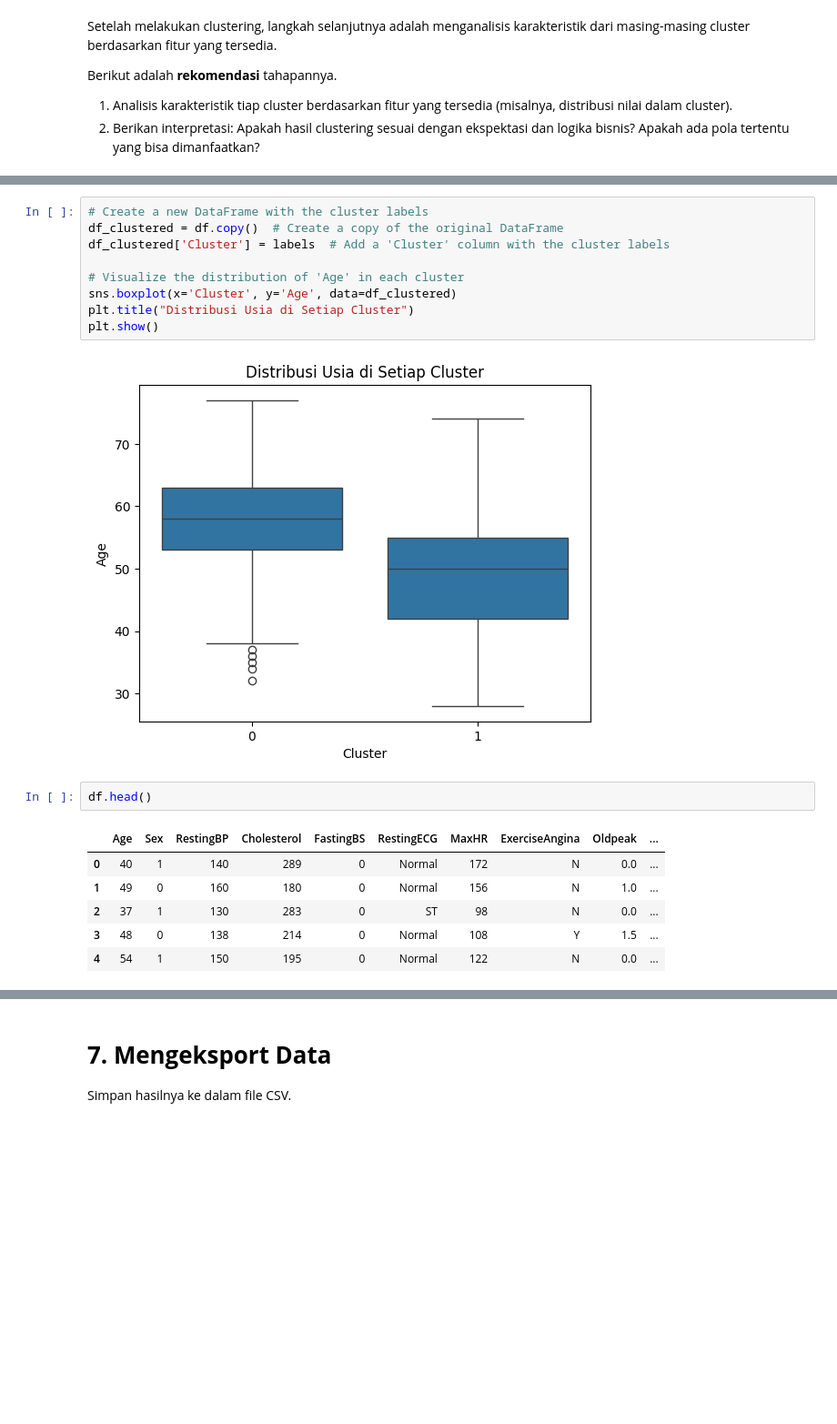
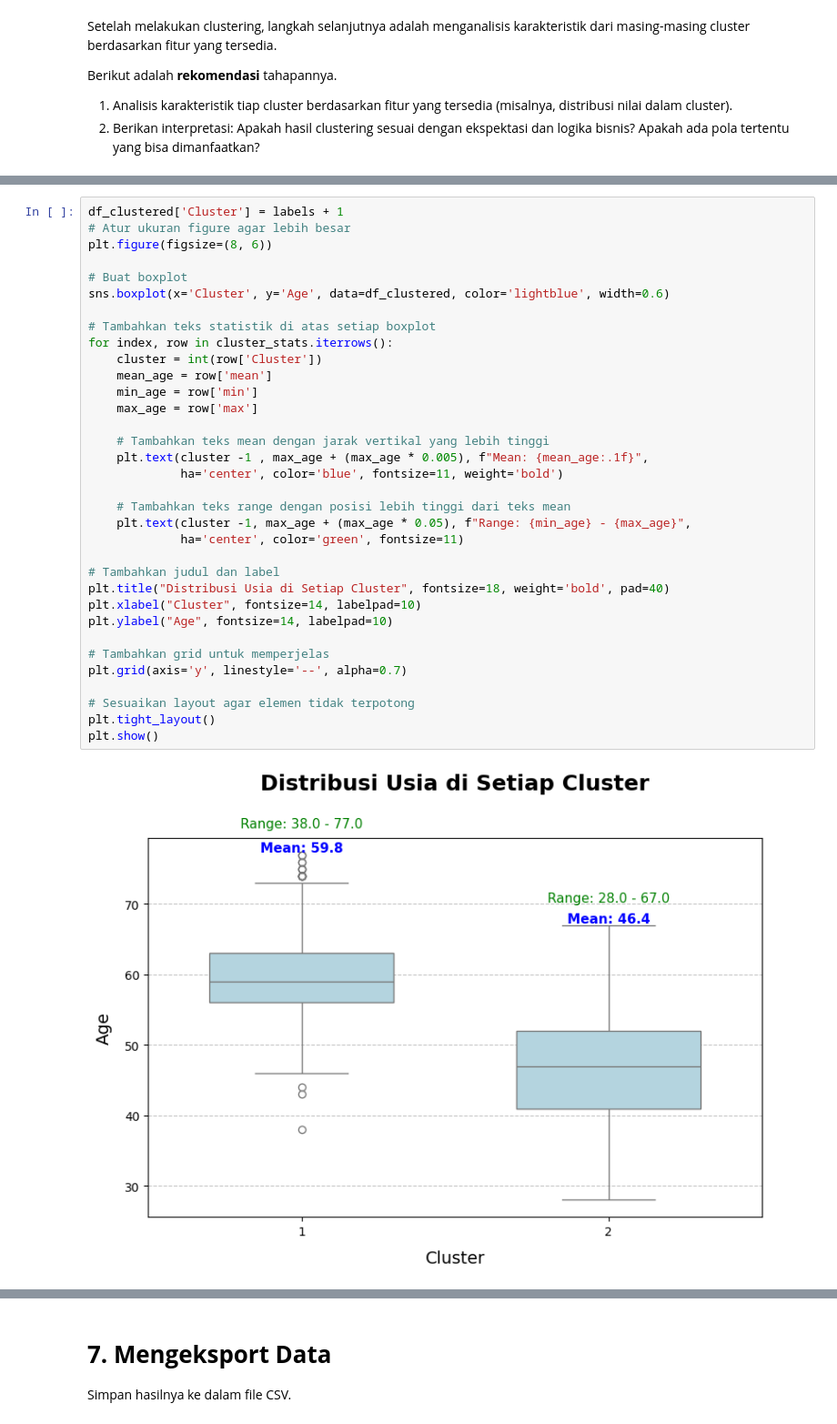
Before and after one commit to arima35/Belajar-Machine-Learning-untuk-Pemula, a Jupyter notebook: Copy_of_[Clustering]_Submission_Akhir_BMLP_Arief_Indra_Kusuma.ipynb, the cells around one changed output, grey strips where cells are left out. Shown at 91% size. Saved outputs shown, nothing was run; the diff lists cells and outputs as text; blank space fills up the shorter version.

```diff
--- a/Copy_of_[Clustering]_Submission_Akhir_BMLP_Arief_Indra_Kusuma.ipynb
+++ b/Copy_of_[Clustering]_Submission_Akhir_BMLP_Arief_Indra_Kusuma.ipynb
@@ -700,20 +577,36 @@ plt.show()
-# %%
-# Create a new DataFrame with the cluster labels
-df_clustered = df.copy()  # Create a copy of the original DataFrame
-df_clustered['Cluster'] = labels  # Add a 'Cluster' column with the cluster labels
-
-# Visualize the distribution of 'Age' in each cluster
-sns.boxplot(x='Cluster', y='Age', data=df_clustered)
-plt.title("Distribusi Usia di Setiap Cluster")
-plt.show()
-# %% [output]
-[figure, removed]
-# %%
-df.head()
-# %% [output]
-|  | Age | Sex | RestingBP | Cholesterol | FastingBS | RestingECG | MaxHR | ExerciseAngina | Oldpeak | ... |
-| 0 | 40 | 1 | 140 | 289 | 0 | Normal | 172 | N | 0.0 | ... |
-| 1 | 49 | 0 | 160 | 180 | 0 | Normal | 156 | N | 1.0 | ... |
-| 2 | 37 | 1 | 130 | 283 | 0 | ST | 98 | N | 0.0 | ... |
-| 3 | 48 | 0 | 138 | 214 | 0 | Normal | 108 | Y | 1.5 | ... |
-| 4 | 54 | 1 | 150 | 195 | 0 | Normal | 122 | N | 0.0 | ... |
+# %%
+df_clustered['Cluster'] = labels + 1
+# Atur ukuran figure agar lebih besar
+plt.figure(figsize=(8, 6))
+
+# Buat boxplot
+sns.boxplot(x='Cluster', y='Age', data=df_clustered, color='lightblue', width=0.6)
+
+# Tambahkan teks statistik di atas setiap boxplot
+for index, row in cluster_stats.iterrows():
+    cluster = int(row['Cluster'])
+    mean_age = row['mean']
+    min_age = row['min']
+    max_age = row['max']
+
+    # Tambahkan teks mean dengan jarak vertikal yang lebih tinggi
+    plt.text(cluster -1 , max_age + (max_age * 0.005), f"Mean: {mean_age:.1f}",
+             ha='center', color='blue', fontsize=11, weight='bold')
+
+    # Tambahkan teks range dengan posisi lebih tinggi dari teks mean
+    plt.text(cluster -1, max_age + (max_age * 0.05), f"Range: {min_age} - {max_age}",
+             ha='center', color='green', fontsize=11)
+
+# Tambahkan judul dan label
+plt.title("Distribusi Usia di Setiap Cluster", fontsize=18, weight='bold', pad=40)
+plt.xlabel("Cluster", fontsize=14, labelpad=10)
+plt.ylabel("Age", fontsize=14, labelpad=10)
+
+# Tambahkan grid untuk memperjelas
+plt.grid(axis='y', linestyle='--', alpha=0.7)
+
+# Sesuaikan layout agar elemen tidak terpotong
+plt.tight_layout()
+plt.show()
+# %% [output]
+[figure, added]
```
Also changed, not shown: parts of 18 cells of this notebook.
